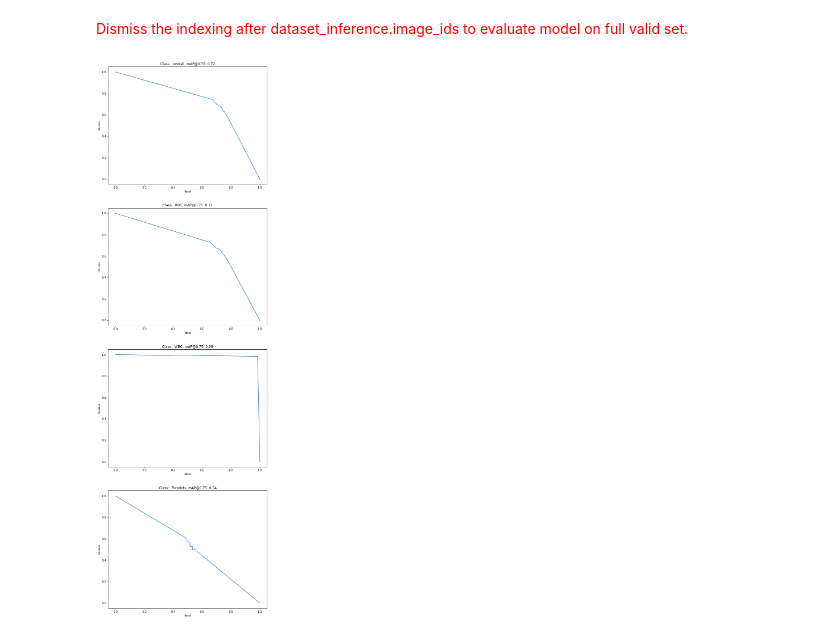
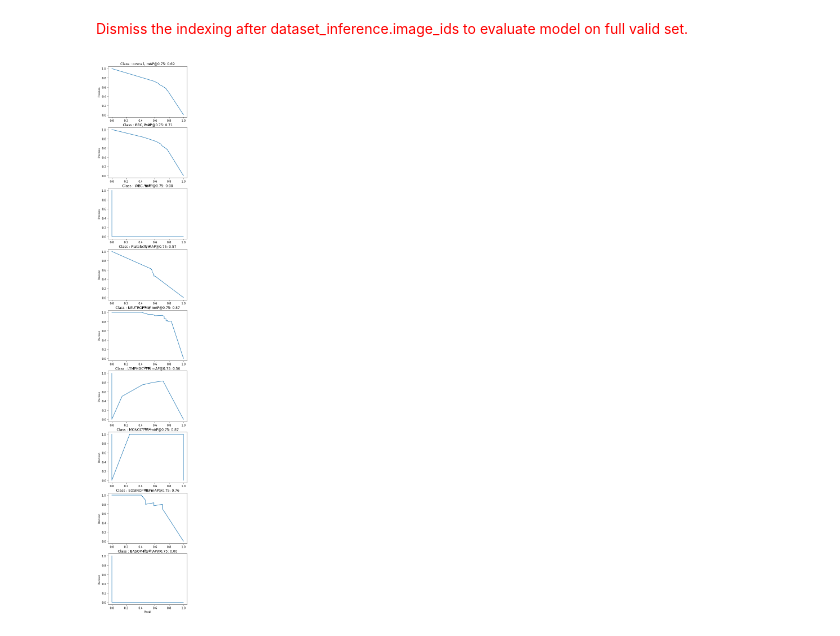
Before and after one commit to GanJiayu/X_DL_BloodCell, a Jupyter notebook: notebooks/2 - Evaluate_maskrcnn.ipynb, the cells around one changed output. Drawn from its saved outputs; the diff is of its cells as text; code cells hidden in the pictures.

Commit message:
Classify WBC into 5 subclasses, transfer mask from external

```diff
--- a/notebooks/2 - Evaluate_maskrcnn.ipynb
+++ b/notebooks/2 - Evaluate_maskrcnn.ipynb
@@ -83,13 +90,16 @@ dataset_val = dataset["val"]
 # %% [markdown]
 # 2. Reload trained model
 # %%
-dataset_val = BloodCellDataset(IMAGE_DIR, dataset_val)
+dataset_val = BloodCellDatasetFromDataFrame(val_samples, directory_path_A = IMAGE_DIR_A)
 dataset_val.load_kernel()
 # %%
-config = BloodCellConfig()
+config = BloodCellConfig_Inference()
 config.IMAGE_RESIZE_MODE = "pad64"
 config.IMAGE_SHAPE = [640,640,3]
 # %%
+
+MODEL_BRANCH = "bloodcell20201215T1523"
+CHECKPOINT_EPOCH = 40
 # Recreate the model in inference mode
 model = modellib.MaskRCNN(mode="inference",
                           config=config,
@@ -142,12 +168,15 @@ anchors                  shape: (1, 360096, 4)        min:   -0.08847  max:    1
 # %% [markdown]
 ## 3.2. Single Sample AP50/AP75
 # %%
+gt_mask_bbox = convert_bbox_to_masks(gt_bbox, gt_mask.shape[:-1])
+pred_mask_bbox = convert_bbox_to_masks(r["rois"], r['masks'].shape[:-1])
+
 AP50, precisions50, recalls50, overlaps50 =\
-    utils.compute_ap(gt_bbox, gt_class_id, gt_mask,
-                     r["rois"], r["class_ids"], r["scores"], r['masks'], 0.5)
+    utils.compute_ap(gt_bbox, gt_class_id, gt_mask_bbox,
+                     r["rois"], r["class_ids"], r["scores"], pred_mask_bbox, 0.5)
 AP75, precisions75, recalls75, overlaps75 =\
-    utils.compute_ap(gt_bbox, gt_class_id, gt_mask,
-                     r["rois"], r["class_ids"], r["scores"], r['masks'], 0.75)
+    utils.compute_ap(gt_bbox, gt_class_id, gt_mask_bbox,
+                     r["rois"], r["class_ids"], r["scores"], pred_mask_bbox, 0.75)
 # %%
 fig = plt.figure(figsize=(10,5))
 
@@ -232,22 +245,22 @@ else:
     df = pd.DataFrame(object_matches)
     df.to_pickle(f'./evaluation_results_val_{CHECKPOINT_EPOCH}.pkl')
 # %%
- _, axs = plt.subplots(4, 1, figsize=(10, 35))
-mAPs = np.zeros((4, 1))
+ _, axs = plt.subplots(9, 1, figsize=(5, 35))
+mAPs = np.zeros((9, 1))
 for class_id in range(len(dataset_inference.class_names_preset)):
     if class_id == 0:
         df_class = df
         class_name = "overall"
     else:
         df_class = df[(df.pred_class == class_id)|(df.gt_class == class_id)]
         class_name = dataset_inference.class_names_preset[class_id]
 
     precisions, recalls = get_precision_recall(df_class)
     mAP = calculate_ap_from_pr(precisions, recalls)
 
     axs[class_id].plot(recalls, precisions)
     axs[class_id].set_xlabel("Recall", fontsize=8)
     axs[class_id].set_ylabel("Precision", fontsize=8)
     axs[class_id].set_title(f"Class : {class_name}, mAP@0.75: {mAP:.2f}", fontsize=12)
 # %% [output]
-[figure, old version]
+[figure, new version]
```
Also changed, not shown: parts of 11 cells of this notebook, 10 other files.
